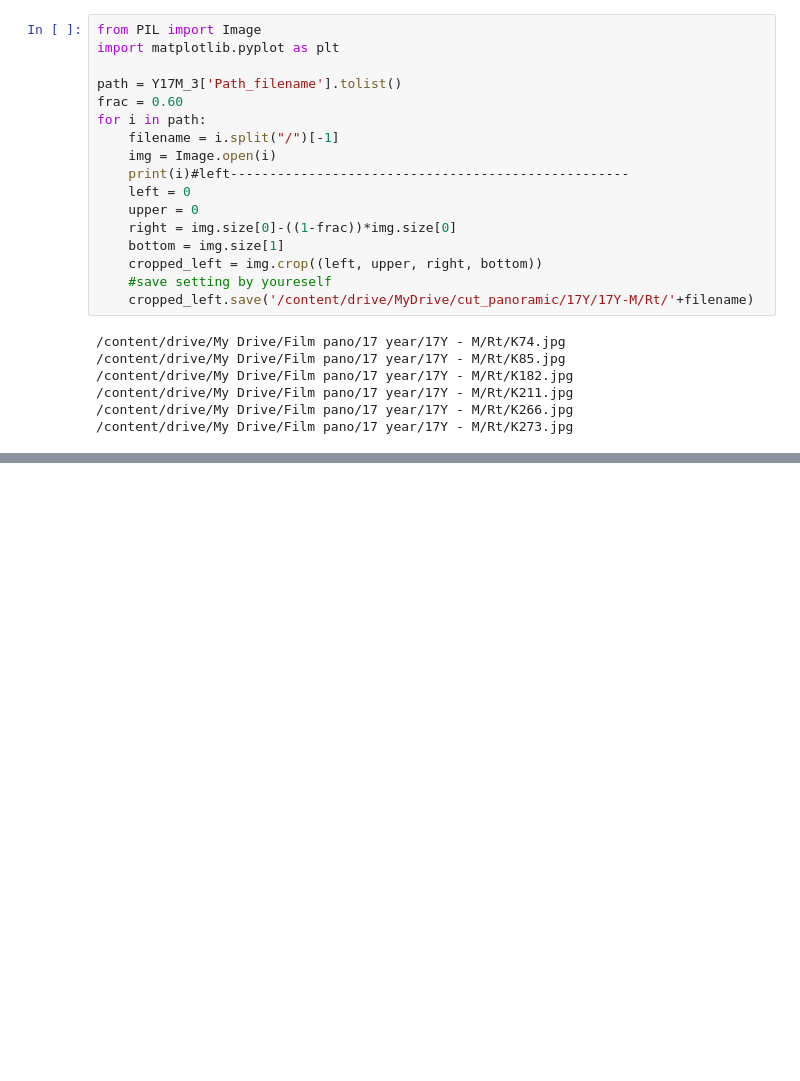
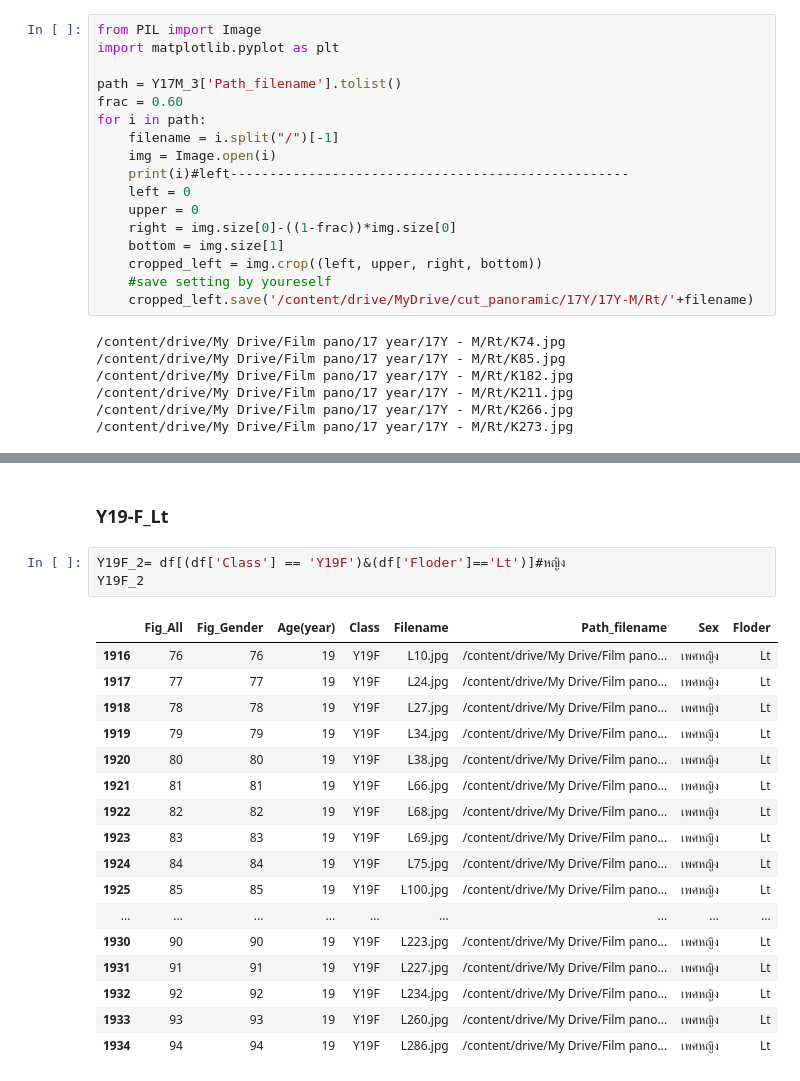
Before and after one commit to Wanita-8943/efficientnet_keras_transfer_learning, a Jupyter notebook: ตัดรูป.ipynb, the cells around one changed output, grey strips where cells are left out. Drawn from its saved outputs; the diff is of its cells as text; blank space fills up the shorter version.

```diff
--- a/ตัดรูป.ipynb
+++ b/ตัดรูป.ipynb
@@ -3018,0 +3467,23 @@ for i in path:
+# %% [markdown]
+### Y19-F_Lt
+# %%
+Y19F_2= df[(df['Class'] == 'Y19F')&(df['Floder']=='Lt')]#หญิง
+Y19F_2
+# %% [output]
+|  | Fig_All | Fig_Gender | Age(year) | Class | Filename | Path_filename | Sex | Floder |
+| 1916 | 76 | 76 | 19 | Y19F | L10.jpg | /content/drive/My Drive/Film pano... | เพศหญิง | Lt |
+| 1917 | 77 | 77 | 19 | Y19F | L24.jpg | /content/drive/My Drive/Film pano... | เพศหญิง | Lt |
+| 1918 | 78 | 78 | 19 | Y19F | L27.jpg | /content/drive/My Drive/Film pano... | เพศหญิง | Lt |
+| 1919 | 79 | 79 | 19 | Y19F | L34.jpg | /content/drive/My Drive/Film pano... | เพศหญิง | Lt |
+| 1920 | 80 | 80 | 19 | Y19F | L38.jpg | /content/drive/My Drive/Film pano... | เพศหญิง | Lt |
+| 1921 | 81 | 81 | 19 | Y19F | L66.jpg | /content/drive/My Drive/Film pano... | เพศหญิง | Lt |
+| 1922 | 82 | 82 | 19 | Y19F | L68.jpg | /content/drive/My Drive/Film pano... | เพศหญิง | Lt |
+| 1923 | 83 | 83 | 19 | Y19F | L69.jpg | /content/drive/My Drive/Film pano... | เพศหญิง | Lt |
+| 1924 | 84 | 84 | 19 | Y19F | L75.jpg | /content/drive/My Drive/Film pano... | เพศหญิง | Lt |
+| 1925 | 85 | 85 | 19 | Y19F | L100.jpg | /content/drive/My Drive/Film pano... | เพศหญิง | Lt |
+| ... | ... | ... | ... | ... | ... | ... | ... | ... |
+| 1930 | 90 | 90 | 19 | Y19F | L223.jpg | /content/drive/My Drive/Film pano... | เพศหญิง | Lt |
+| 1931 | 91 | 91 | 19 | Y19F | L227.jpg | /content/drive/My Drive/Film pano... | เพศหญิง | Lt |
+| 1932 | 92 | 92 | 19 | Y19F | L234.jpg | /content/drive/My Drive/Film pano... | เพศหญิง | Lt |
+| 1933 | 93 | 93 | 19 | Y19F | L260.jpg | /content/drive/My Drive/Film pano... | เพศหญิง | Lt |
+| 1934 | 94 | 94 | 19 | Y19F | L286.jpg | /content/drive/My Drive/Film pano... | เพศหญิง | Lt |
```
Also changed, not shown: parts of 36 cells of this notebook.
